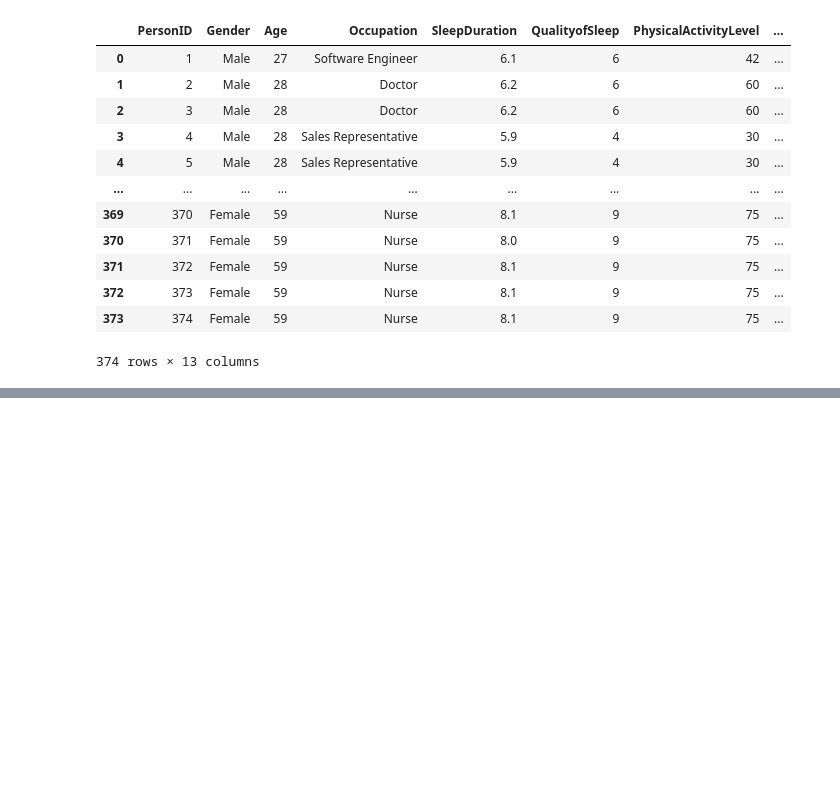
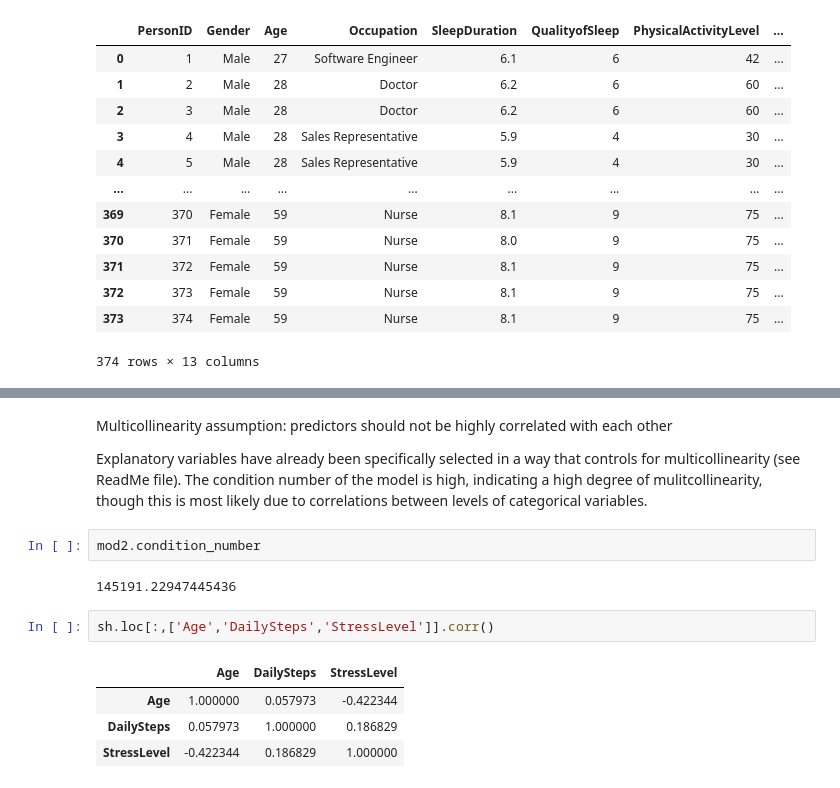
Before and after one commit to fatmagulg/sleep-health-lifestyle, a Jupyter notebook: Sleep Data Analysis.ipynb, the cells around one changed output, grey strips where cells are left out. Drawn from its saved outputs; the diff is of its cells as text; blank space fills up the shorter version.

```diff
--- a/Sleep Data Analysis.ipynb
+++ b/Sleep Data Analysis.ipynb
@@ -315,0 +347,15 @@ Residual       137.0   4.338108   0.031665          NaN           NaN
+# %% [markdown]
+Multicollinearity assumption: predictors should not be highly correlated with each other
+
+Explanatory variables have already been specifically selected in a way that controls for multicollinearity (see ReadMe file). The condition number of the model is high, indicating a high degree of mulitcollinearity, though this is most likely due to correlations between levels of categorical variables.
+# %%
+mod2.condition_number
+# %% [output]
+145191.22947445436
+# %%
+sh.loc[:,['Age','DailySteps','StressLevel']].corr()
+# %% [output]
+|  | Age | DailySteps | StressLevel |
+| Age | 1.000000 | 0.057973 | -0.422344 |
+| DailySteps | 0.057973 | 1.000000 | 0.186829 |
+| StressLevel | -0.422344 | 0.186829 | 1.000000 |
```
Also changed, not shown: parts of 27 cells of this notebook.
